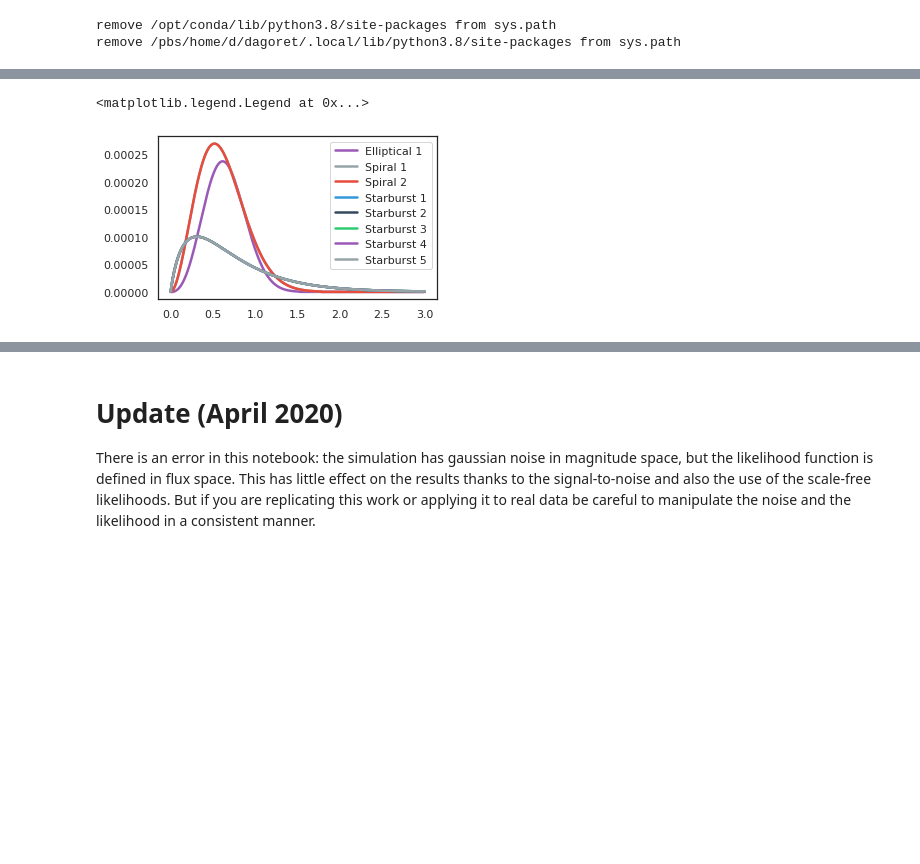
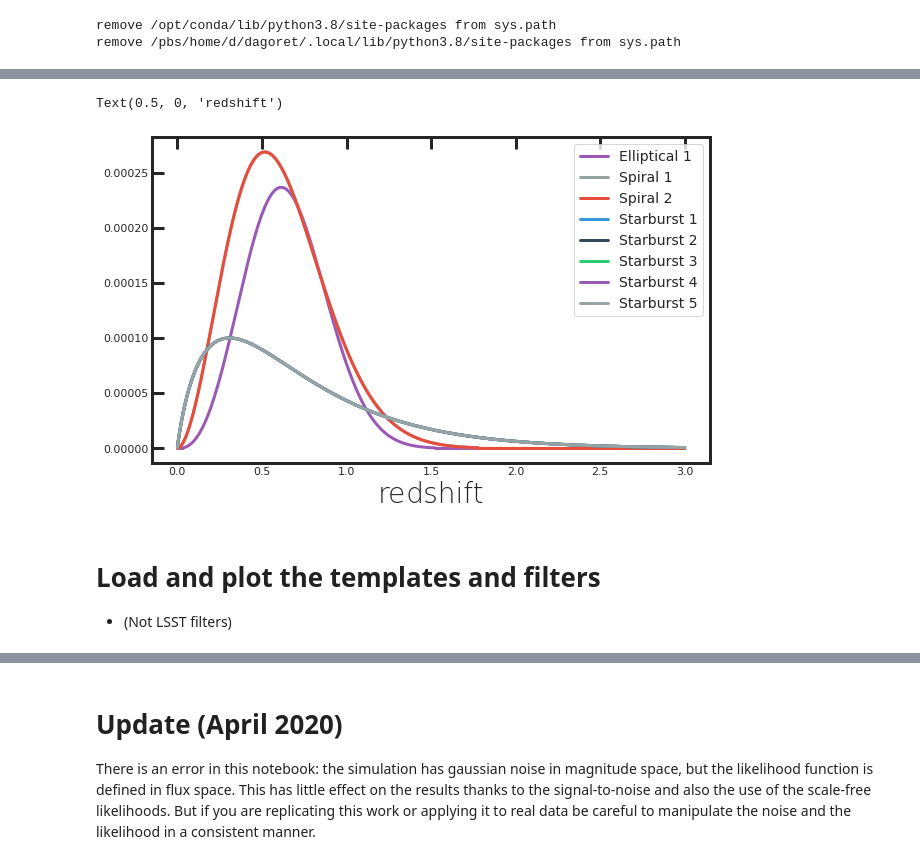
Before and after one commit to sylvielsstfr/Photoz-tools, a Jupyter notebook: Photoz galaxy survey mock and N(z) inference.ipynb, the cells around one changed output, grey strips where cells are left out. Drawn from its saved outputs; the diff is of its cells as text; code cells hidden in the pictures; blank space fills up the shorter version.

```diff
--- a/Photoz galaxy survey mock and N(z) inference.ipynb
+++ b/Photoz galaxy survey mock and N(z) inference.ipynb
@@ -37,3 +48,30 @@ sns.set_context("notebook", font_scale=1.0, rc={"lines.linewidth": 2.5})
 sns.set_palette(sns.color_palette(["#9b59b6", "#95a5a6",
                                    "#e74c3c", "#3498db",
                                    "#34495e", "#2ecc71"]))
+# %%
+# Set up some plotting defaults:
+
+params = {'axes.labelsize': 28,
+          'font.size': 24,
+          'legend.fontsize': 14,
+          'xtick.major.width': 3,
+          'xtick.minor.width': 2,
+          'xtick.major.size': 12,
+          'xtick.minor.size': 6,
+          'xtick.direction': 'in',
+          'xtick.top': True,
+          'lines.linewidth': 3,
+          'axes.linewidth': 3,
+          'axes.labelweight': 3,
+          'axes.titleweight': 3,
+          'ytick.major.width': 3,
+          'ytick.minor.width': 2,
+          'ytick.major.size': 12,
+          'ytick.minor.size': 6,
+          'ytick.direction': 'in',
+          'ytick.left': True,
+          'figure.figsize': [18, 10],
+          'figure.facecolor': 'White'
+          }
+
+plt.rcParams.update(params)
@@ -97,36 +145,41 @@ selectedtemplates = np.repeat(False, 8)
 # Using all templates
 templatetypesnb = (1, 2, 5) # nb of ellipticals, spirals, and starburst used in the 8-template library.
 selectedtemplates[:] = True
 
 # Uncomment that to use three templates using
 #templatetypesnb = (1,1,1) #(1,2,8-3)
 #selectedtemplates[0:1] = True
 nt = sum(templatetypesnb)
 
 ellipticals = ['El_B2004a.sed'][0:templatetypesnb[0]]
 spirals = ['Sbc_B2004a.sed','Scd_B2004a.sed'][0:templatetypesnb[1]]
 irregulars = ['Im_B2004a.sed','SB3_B2004a.sed','SB2_B2004a.sed',
            'ssp_25Myr_z008.sed','ssp_5Myr_z008.sed'][0:templatetypesnb[2]]
 template_names = [nm.replace('.sed','') for nm in ellipticals+spirals+irregulars]
 
 # Use the p(z,t,m) distribution defined above
 m = 22.0 # some reference magnitude
 p_z__t_m = bpz_prior(z_grid, m, templatetypesnb)
 
 # Convenient function for template names
 def mknames(nt):
     return ['Elliptical '+str(i+1) for i in range(nt[0])] \
     + ['Spiral '+str(i+1) for i in range(nt[1])]\
     + ['Starburst '+str(i+1) for i in range(nt[2])]
 names = mknames(templatetypesnb)
 
 # Plot the priors for these templates
-fig, ax = plt.subplots(1, 1, figsize=(5, 3))
+fig, ax = plt.subplots(1, 1, figsize=(10, 6))
 p = ax.plot(z_grid, p_z__t_m)
 ax.legend(p, labels=names)
+ax.set_xlabel("redshift")
 # %% [output]
-<matplotlib.legend.Legend at 0x...>
+Text(0.5, 0, 'redshift')
-[figure, old version]
+[figure, new version]
+# %% [markdown]
+# Load and plot the templates and filters
+
+- (Not LSST filters)
 # %%
 # Load and plot the templates and filters
 palette = itertools.cycle(sns.color_palette())
```
Also changed, not shown: parts of 46 cells of this notebook.
